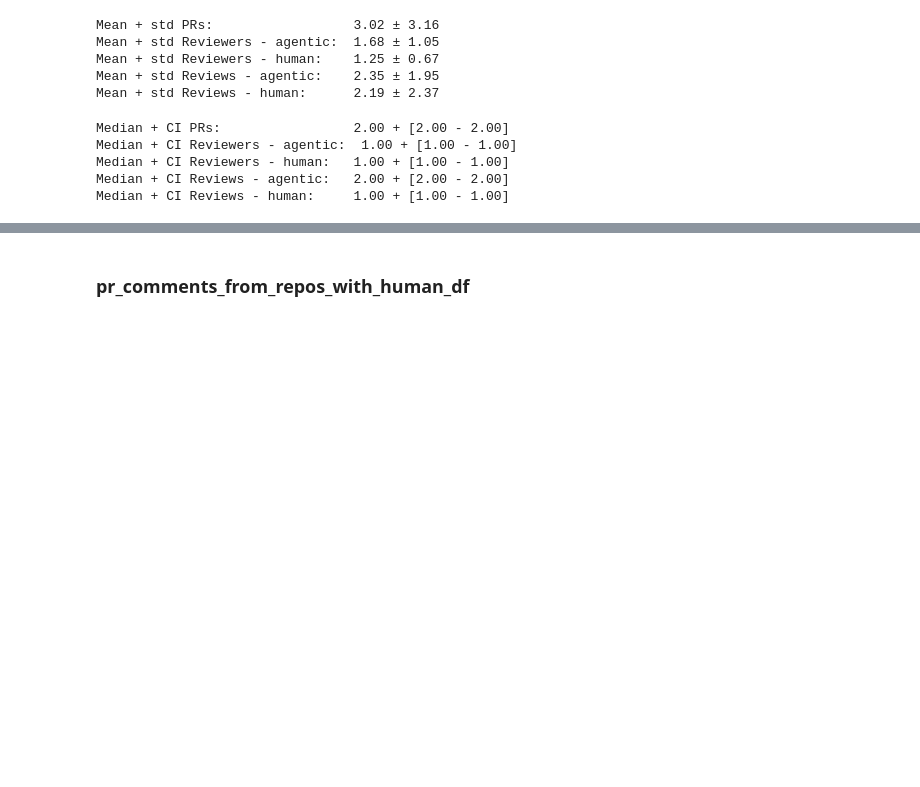
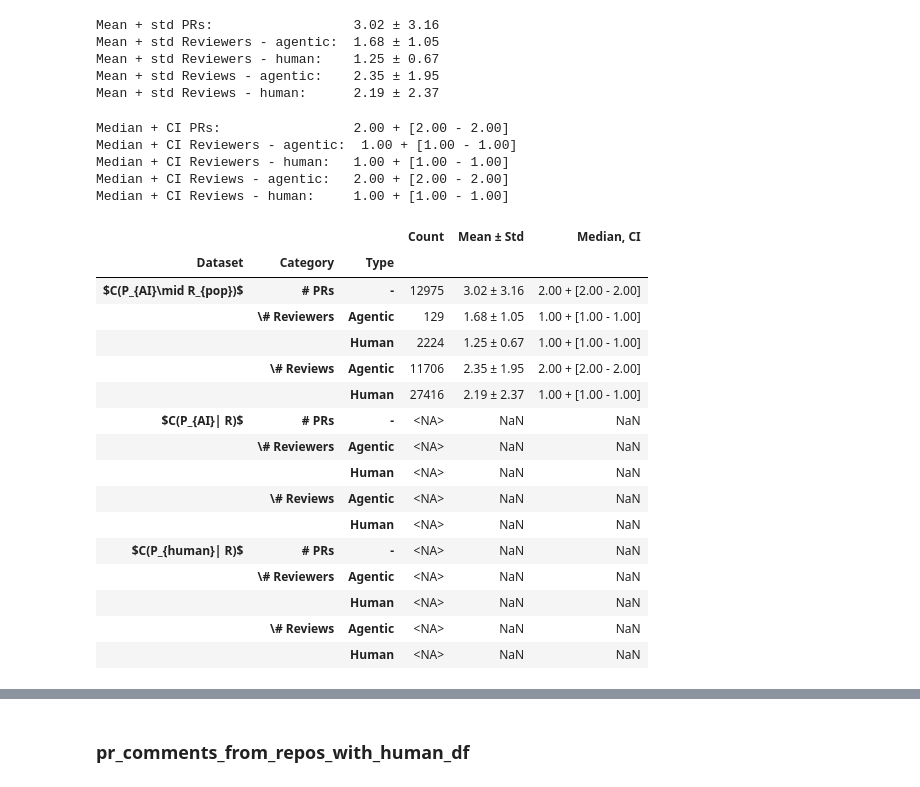
Before and after one commit to ncusi/reviewing-ai-generated-prs-ease2026-short, a Jupyter notebook: RQ2.ipynb, the cells around one changed output, grey strips where cells are left out. Saved outputs shown, nothing was run; the diff lists cells and outputs as text; code cells hidden in the pictures; blank space fills up the shorter version.

Commit message:
Calculate data for Table 1

```diff
--- a/RQ2.ipynb
+++ b/RQ2.ipynb
@@ -1065,3 +1095,41 @@ Median + CI Reviewers - agentic:  1.00 + [1.00 - 1.00]
 Median + CI Reviewers - human:   1.00 + [1.00 - 1.00]
 Median + CI Reviews - agentic:   2.00 + [2.00 - 2.00]
 Median + CI Reviews - human:     1.00 + [1.00 - 1.00]
+# %%
+table1.loc[("$C(P_{AI}\\mid R_{pop})$", "# PRs", "-"), "Count"] = t1_prc_count_prs
+table1.loc[("$C(P_{AI}\\mid R_{pop})$", "\\# Reviewers", "Agentic"), "Count"] = t1_prc_count_reviewers_agentic
+table1.loc[("$C(P_{AI}\\mid R_{pop})$", "\\# Reviewers", "Human"), "Count"] = t1_prc_count_reviewers_human
+table1.loc[("$C(P_{AI}\\mid R_{pop})$", "\\# Reviews", "Agentic"), "Count"] = t1_prc_count_reviews_agentic
+table1.loc[("$C(P_{AI}\\mid R_{pop})$", "\\# Reviews", "Human"), "Count"] = t1_prc_count_reviews_human
+
+table1.loc[("$C(P_{AI}\\mid R_{pop})$", "# PRs", "-"), "Mean ± Std"] = f"{t1_prc_ms_prs_mean:.2f} ± {t1_prc_ms_prs_std:.2f}"
+table1.loc[("$C(P_{AI}\\mid R_{pop})$", "\\# Reviewers", "Agentic"), "Mean ± Std"] = f"{t1_prc_ms_reviewers_agentic_mean:.2f} ± {t1_prc_ms_reviewers_agentic_std:.2f}"
+table1.loc[("$C(P_{AI}\\mid R_{pop})$", "\\# Reviewers", "Human"), "Mean ± Std"] = f"{t1_prc_ms_reviewers_human_mean:.2f} ± {t1_prc_ms_reviewers_human_std:.2f}"
+table1.loc[("$C(P_{AI}\\mid R_{pop})$", "\\# Reviews", "Agentic"), "Mean ± Std"] = f"{t1_prc_ms_reviews_agentic_mean:.2f} ± {t1_prc_ms_reviews_agentic_std:.2f}"
+table1.loc[("$C(P_{AI}\\mid R_{pop})$", "\\# Reviews", "Human"), "Mean ± Std"] = f"{t1_prc_ms_reviews_human_mean:.2f} ± {t1_prc_ms_reviews_human_std:.2f}"
+
+table1.loc[("$C(P_{AI}\\mid R_{pop})$", "# PRs", "-"), "Median, CI"] = f"{t1_prc_me_ci_prs:.2f} + [{t1_prc_me_ci_prs_low:.2f} - {t1_prc_me_ci_prs_high:.2f}]"
+table1.loc[("$C(P_{AI}\\mid R_{pop})$", "\\# Reviewers", "Agentic"), "Median, CI"] = f"{t1_prc_me_ci_reviewers_agentic:.2f} + [{t1_prc_me_ci_reviewers_agentic_low:.2f} - {t1_prc_me_ci_reviewers_agentic_high:.2f}]"
+table1.loc[("$C(P_{AI}\\mid R_{pop})$", "\\# Reviewers", "Human"), "Median, CI"] = f"{t1_prc_me_ci_reviewers_human:.2f} + [{t1_prc_me_ci_reviewers_human_low:.2f} - {t1_prc_me_ci_reviewers_human_high:.2f}]"
+table1.loc[("$C(P_{AI}\\mid R_{pop})$", "\\# Reviews", "Agentic"), "Median, CI"] = f"{t1_prc_me_ci_reviews_agentic:.2f} + [{t1_prc_me_ci_reviews_agentic_low:.2f} - {t1_prc_me_ci_reviews_agentic_high:.2f}]"
+table1.loc[("$C(P_{AI}\\mid R_{pop})$", "\\# Reviews", "Human"), "Median, CI"] = f"{t1_prc_me_ci_reviews_human:.2f} + [{t1_prc_me_ci_reviews_human_low:.2f} - {t1_prc_me_ci_reviews_human_high:.2f}]"
+
+table1
+# %% [output]
+|  |  |  | Count | Mean ± Std | Median, CI |
+| Dataset | Category | Type |  |  |  |
+| $C(P_{AI}\mid R_{pop})$ | # PRs | - | 12975 | 3.02 ± 3.16 | 2.00 + [2.00 - 2.00] |
+|  | \# Reviewers | Agentic | 129 | 1.68 ± 1.05 | 1.00 + [1.00 - 1.00] |
+|  |  | Human | 2224 | 1.25 ± 0.67 | 1.00 + [1.00 - 1.00] |
+|  | \# Reviews | Agentic | 11706 | 2.35 ± 1.95 | 2.00 + [2.00 - 2.00] |
+|  |  | Human | 27416 | 2.19 ± 2.37 | 1.00 + [1.00 - 1.00] |
+| $C(P_{AI}| R)$ | # PRs | - | <NA> | NaN | NaN |
+|  | \# Reviewers | Agentic | <NA> | NaN | NaN |
+|  |  | Human | <NA> | NaN | NaN |
+|  | \# Reviews | Agentic | <NA> | NaN | NaN |
+|  |  | Human | <NA> | NaN | NaN |
+| $C(P_{human}| R)$ | # PRs | - | <NA> | NaN | NaN |
+|  | \# Reviewers | Agentic | <NA> | NaN | NaN |
+|  |  | Human | <NA> | NaN | NaN |
+|  | \# Reviews | Agentic | <NA> | NaN | NaN |
+|  |  | Human | <NA> | NaN | NaN |
```
Also changed, not shown: parts of 11 cells of this notebook.
